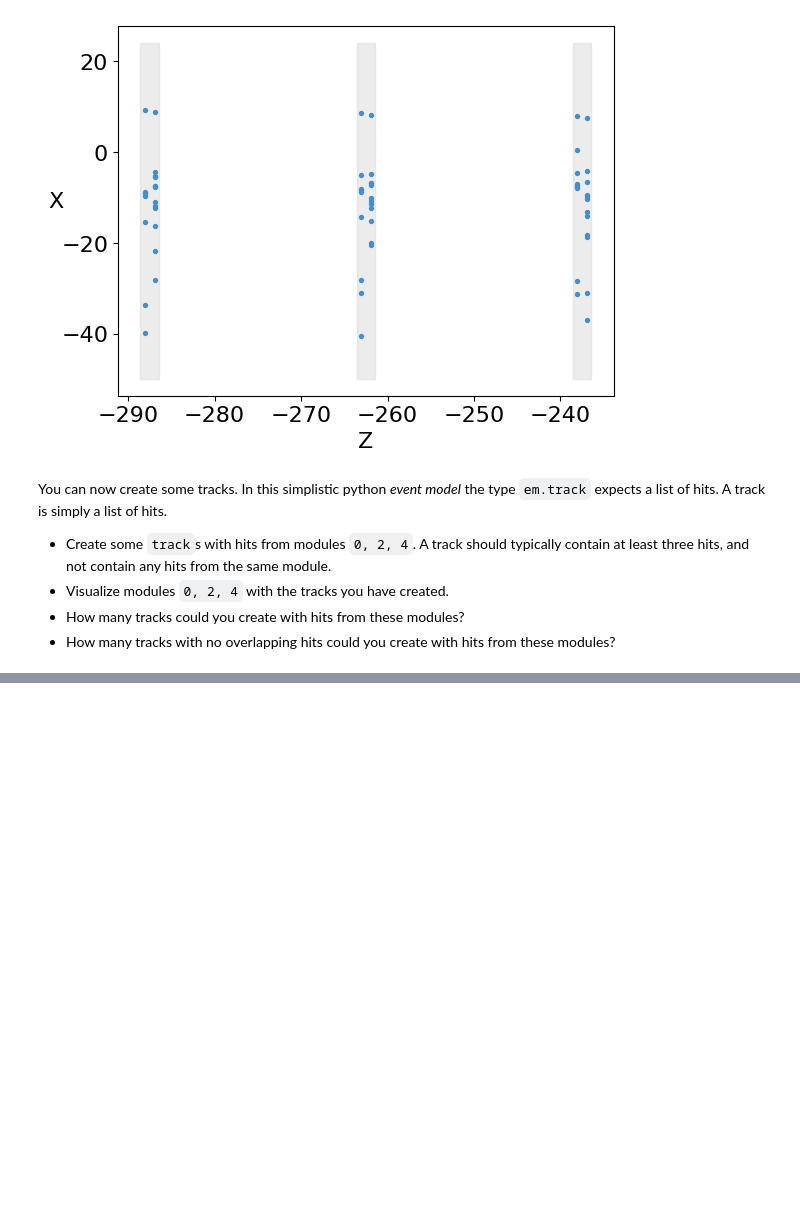
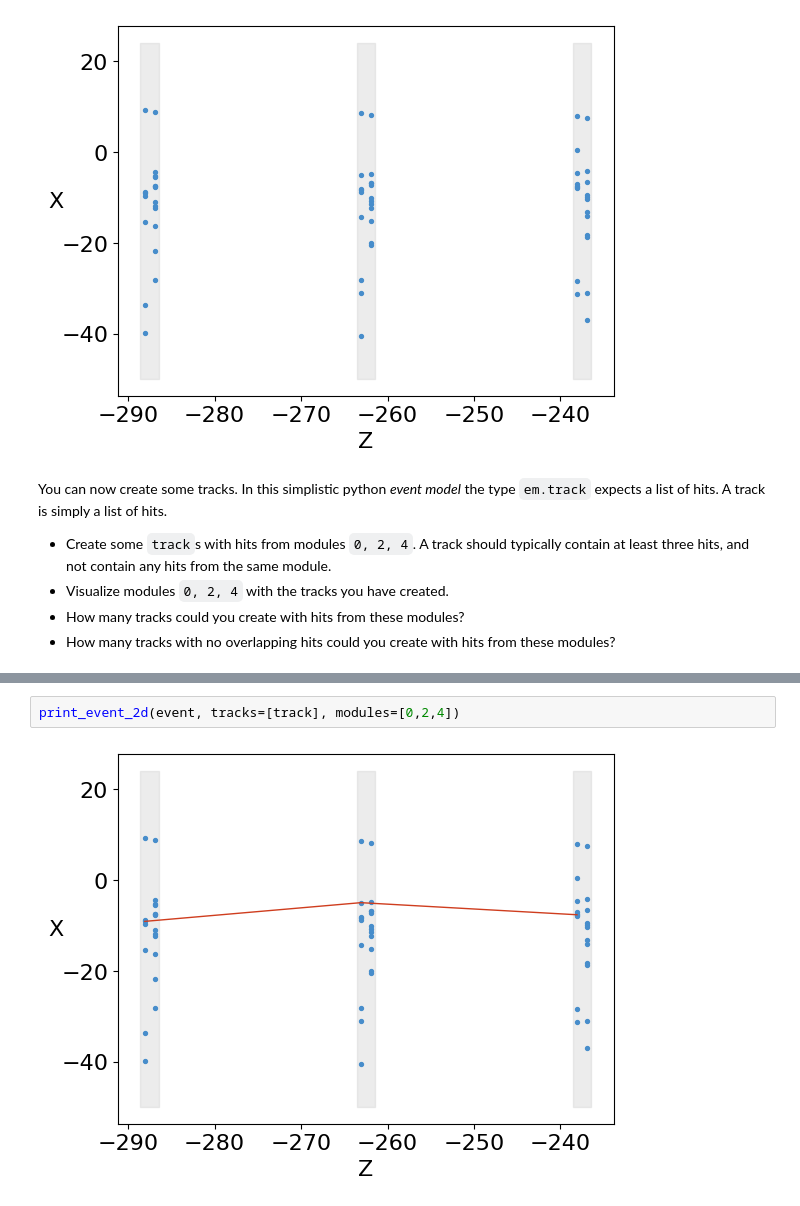
Before and after one commit to 2412tessa-gif/UM-MSP-BIGDATAINPHYSICS, a Jupyter notebook: exercise_part_0_introduction_(1).ipynb, the cells around one changed output, grey strips where cells are left out. Cells and saved outputs as stored; diff of their text form; blank space fills up the shorter version.

```diff
--- a/exercise_part_0_introduction_(1).ipynb
+++ b/exercise_part_0_introduction_(1).ipynb
@@ -192,0 +203,4 @@ You can now create some tracks. In this simplistic python *event model* the type
+# %%
+print_event_2d(event, tracks=[track], modules=[0,2,4])
+# %% [output]
+[figure, added]
```
Also changed, not shown: parts of 2 cells of this notebook.
